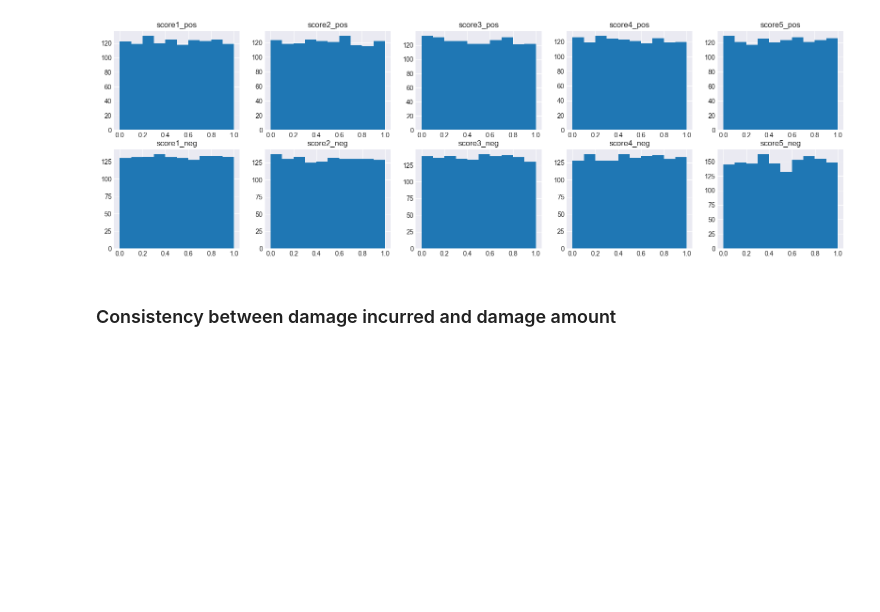
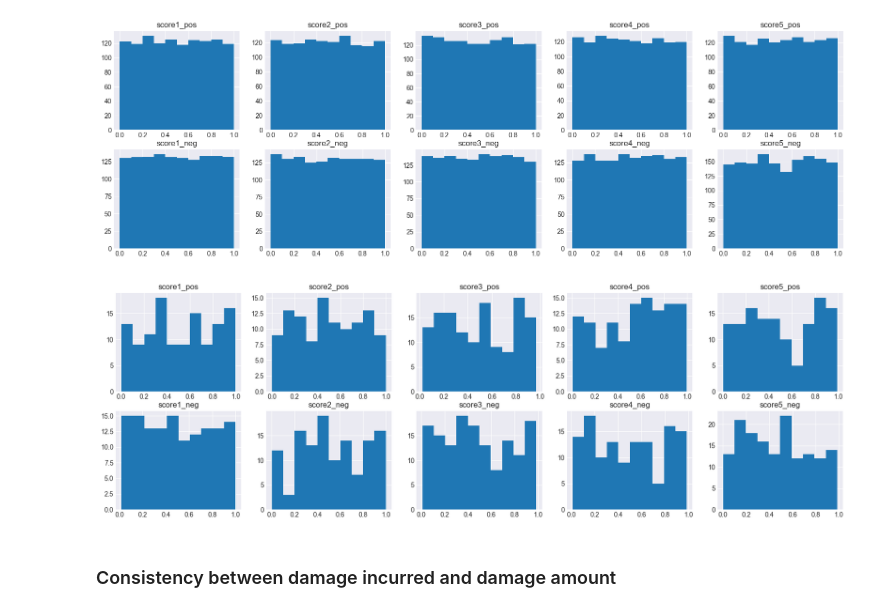
Before and after one commit to Marijkevandesteene/MachineLearning, a Jupyter notebook: ExamDataMining_Integrated.ipynb, the cells around one changed output. Drawn from its saved outputs; the diff is of its cells as text; code cells hidden in the pictures; blank space fills up the shorter version.

```diff
--- a/ExamDataMining_Integrated.ipynb
+++ b/ExamDataMining_Integrated.ipynb
@@ -374,7 +421,9 @@ Text(0.5, 1.0, 'score5_neg_uniform vs score5_pos')
 # %%
-#  -- and now replace the variable in the dataset
+#  -- and now replace the variable in the dataset for training data and for score
 train_V2['score5_neg'] = train_V2['score5_neg_uniform']
 train_V2.drop(columns=['score5_neg_uniform'], inplace=True)
+score['score5_neg'] = score['score5_neg_uniform']
+score.drop(columns=['score5_neg_uniform'], inplace=True)
 # %%
 # -- make a small plot to check the resutls:
 fig, axs = plt.subplots(2, 5, figsize=(20,6))
@@ -386,6 +435,16 @@ for k in range(5):
     axs[1][k].set_title(f"score{k+1}_neg")
 # %% [output]
 [figure]
+# %%
+fig, axs = plt.subplots(2, 5, figsize=(20,6))
+for k in range(5):
+    score[f"score{k+1}_pos"].hist(ax=axs[0][k])
+    score[f"score{k+1}_neg"].hist(ax=axs[1][k])
+
+    axs[0][k].set_title(f"score{k+1}_pos")
+    axs[1][k].set_title(f"score{k+1}_neg")
+# %% [output]
+[figure, added]
 # %% [markdown]
 ### Consistency between damage incurred and damage amount
 # %%
```
Also changed, not shown: parts of 76 cells of this notebook, 1 other file.
